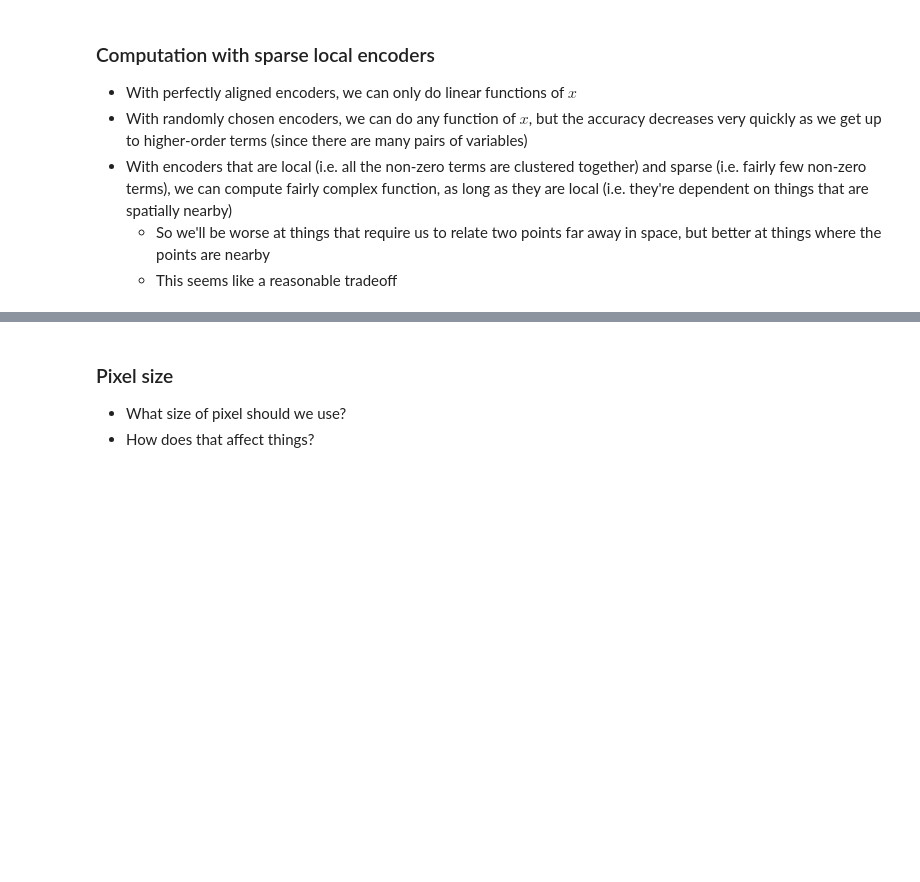
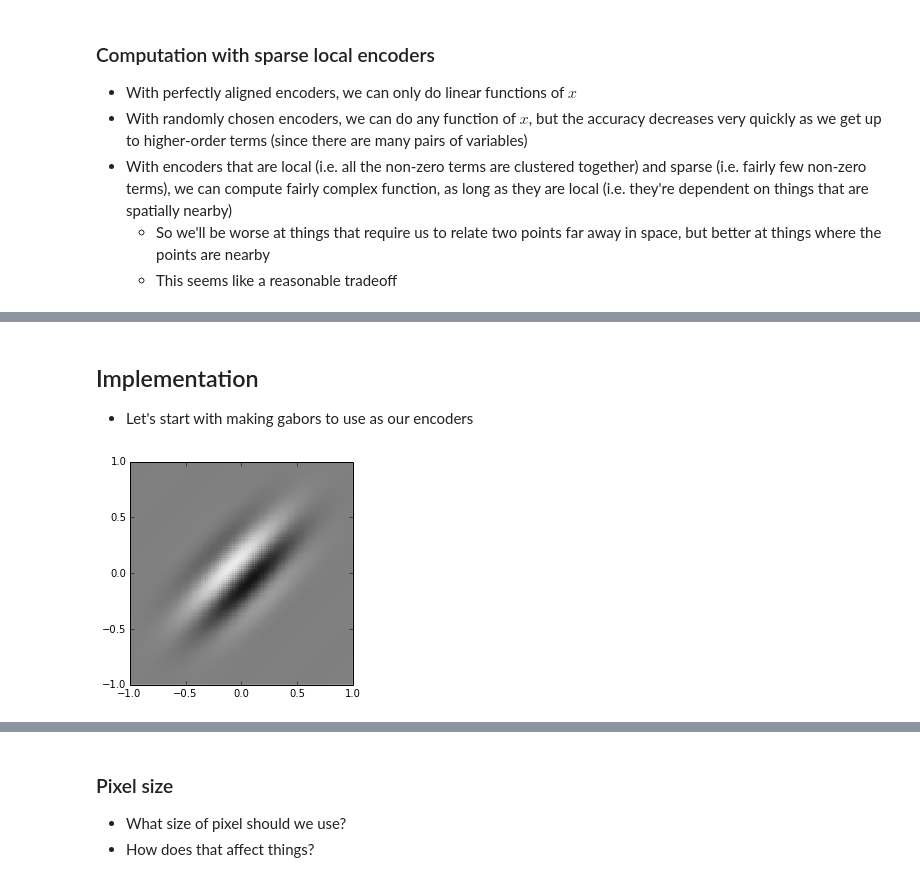
Before and after one commit to tcstewar/syde556, a Jupyter notebook: SYDE 556 Lecture 9 Spatial Representation.ipynb, the cells around one changed output, grey strips where cells are left out. Cells and saved outputs as stored; diff of their text form; code cells hidden in the pictures; blank space fills up the shorter version.

```diff
--- a/SYDE 556 Lecture 9 Spatial Representation.ipynb
+++ b/SYDE 556 Lecture 9 Spatial Representation.ipynb
@@ -107,3 +107,37 @@ Terry Stewart
 
 - So this could be a good way to generate encoders for visual stimuli
     - And maybe even other stimuli too
+# %% [markdown]
+## Implementation
+
+- Let's start with making gabors to use as our encoders
+# %%
+import numpy
+
+def gabor(width, height, lambd, theta, psi, sigma, gamma, x_offset, y_offset):
+    x = numpy.linspace(-1, 1, width)
+    y = numpy.linspace(-1, 1, height)
+    X, Y = numpy.meshgrid(x, y)
+    X = X - x_offset
+    Y = Y + y_offset
+
+    cosTheta = numpy.cos(theta)
+    sinTheta = numpy.sin(theta)
+    xTheta = X * cosTheta  + Y * sinTheta
+    yTheta = -X * sinTheta + Y * cosTheta
+    e = numpy.exp( -(xTheta**2 + yTheta**2 * gamma**2) / (2 * sigma**2) )
+    cos = numpy.cos(2 * numpy.pi * xTheta / lambd + psi)
+    return e * cos
+
+g = gabor(100, 100, lambd=0.5,
+                    theta=numpy.pi/4,
+                    psi=numpy.pi/2,
+                    sigma=0.2,
+                    gamma=0.5,
+                    x_offset=0,
+                    y_offset=0)
+import pylab
+pylab.imshow(g, extent=(-1, 1, -1, 1), interpolation='none', vmin=-1, vmax=1, cmap='gray')
+pylab.show()
+# %% [output]
+[figure, added]
```
Also changed, not shown: parts of 10 cells of this notebook.
